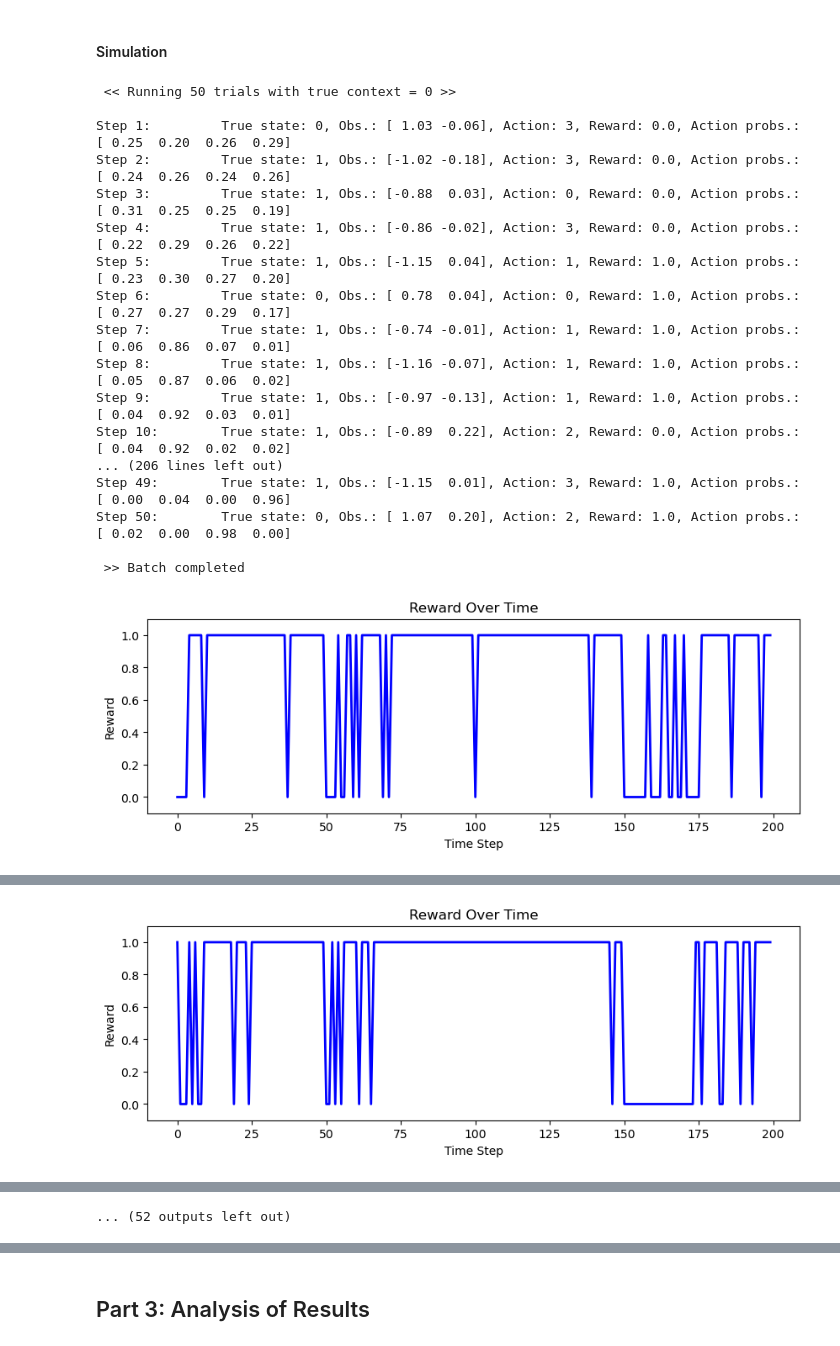
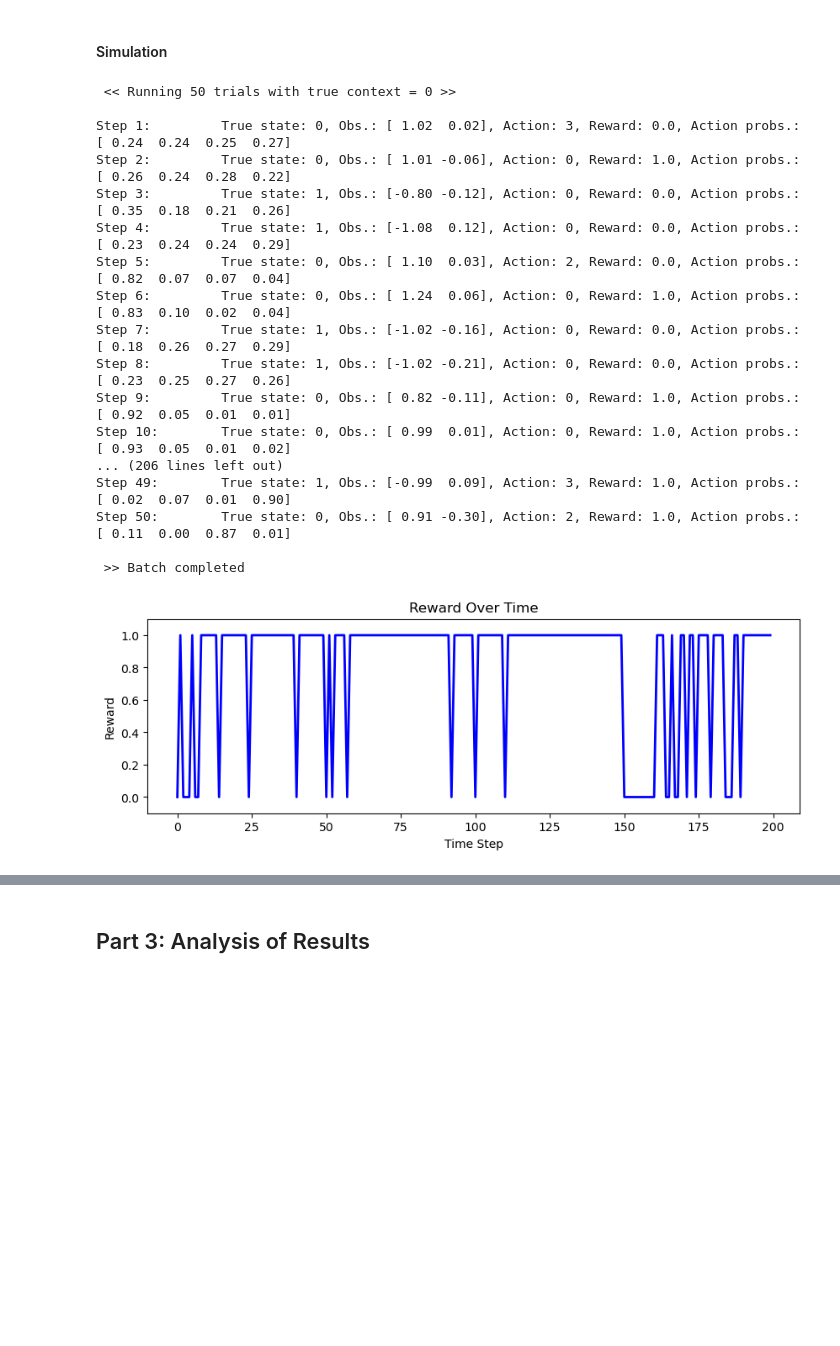
Before and after one commit to YoujingYu99/CCAB, a Jupyter notebook: demo_jcrp.ipynb, the cells around one changed output, grey strips where cells are left out. Drawn from its saved outputs; the diff is of its cells as text; code cells hidden in the pictures; blank space fills up the shorter version.

```diff
--- a/demo_jcrp.ipynb
+++ b/demo_jcrp.ipynb
@@ -86,7 +86,7 @@ env = ExperimentalEnvCRP(
 # %%
 HYP_JCRP = {
     "gamma": 0.1,
-    "alpha": 0.5,
+    "alpha": 10,
 }
 HYP_NIW = {
     "mu0": torch.tensor([0.0, 0.0]),
@@ -108,7 +108,7 @@ HYP = {"hyp_jcrp": HYP_JCRP, "hyp_niw": HYP_NIW, "hyp_bb": HYP_BB}
 # %%
 results = []
 
-for i in range(32):
+for i in range(1):
 
     # Initialize history buffers
     exp_history = ExperimentHistory()
@@ -157,43 +157,43 @@ for i in range(32):
         print_level=3,
     )
 
     subject.deallocate()
 
     # Combine histories into single object
     combined_history = CombinedHistory(
         subject_history=sub_history, experiment_history=exp_history
     )
 
     results.append(combined_history)
 
     plt.figure(figsize=(10, 3))
     plt.plot(
         combined_history.experiment_history.reward,
         label="Reward",
         color="blue",
         linewidth=2,
     )
     plt.title("Reward Over Time")
     plt.xlabel("Time Step")
     plt.ylabel("Reward")
     plt.ylim(-0.1, 1.1)
     plt.show()
 # %% [output]
  << Running 50 trials with true context = 0 >>
 
-Step 1:         True state: 0, Obs.: [ 1.03 -0.06], Action: 3, Reward: 0.0, Action probs.: [ 0.25  0.20  0.26  0.29]
-Step 2:         True state: 1, Obs.: [-1.02 -0.18], Action: 3, Reward: 0.0, Action probs.: [ 0.24  0.26  0.24  0.26]
-Step 3:         True state: 1, Obs.: [-0.88  0.03], Action: 0, Reward: 0.0, Action probs.: [ 0.31  0.25  0.25  0.19]
-Step 4:         True state: 1, Obs.: [-0.86 -0.02], Action: 3, Reward: 0.0, Action probs.: [ 0.22  0.29  0.26  0.22]
-Step 5:         True state: 1, Obs.: [-1.15  0.04], Action: 1, Reward: 1.0, Action probs.: [ 0.23  0.30  0.27  0.20]
-Step 6:         True state: 0, Obs.: [ 0.78  0.04], Action: 0, Reward: 1.0, Action probs.: [ 0.27  0.27  0.29  0.17]
-Step 7:         True state: 1, Obs.: [-0.74 -0.01], Action: 1, Reward: 1.0, Action probs.: [ 0.06  0.86  0.07  0.01]
-Step 8:         True state: 1, Obs.: [-1.16 -0.07], Action: 1, Reward: 1.0, Action probs.: [ 0.05  0.87  0.06  0.02]
-Step 9:         True state: 1, Obs.: [-0.97 -0.13], Action: 1, Reward: 1.0, Action probs.: [ 0.04  0.92  0.03  0.01]
-Step 10:        True state: 1, Obs.: [-0.89  0.22], Action: 2, Reward: 0.0, Action probs.: [ 0.04  0.92  0.02  0.02]
+Step 1:         True state: 0, Obs.: [ 1.02  0.02], Action: 3, Reward: 0.0, Action probs.: [ 0.24  0.24  0.25  0.27]
+Step 2:         True state: 0, Obs.: [ 1.01 -0.06], Action: 0, Reward: 1.0, Action probs.: [ 0.26  0.24  0.28  0.22]
+Step 3:         True state: 1, Obs.: [-0.80 -0.12], Action: 0, Reward: 0.0, Action probs.: [ 0.35  0.18  0.21  0.26]
+Step 4:         True state: 1, Obs.: [-1.08  0.12], Action: 0, Reward: 0.0, Action probs.: [ 0.23  0.24  0.24  0.29]
+Step 5:         True state: 0, Obs.: [ 1.10  0.03], Action: 2, Reward: 0.0, Action probs.: [ 0.82  0.07  0.07  0.04]
+Step 6:         True state: 0, Obs.: [ 1.24  0.06], Action: 0, Reward: 1.0, Action probs.: [ 0.83  0.10  0.02  0.04]
+Step 7:         True state: 1, Obs.: [-1.02 -0.16], Action: 0, Reward: 0.0, Action probs.: [ 0.18  0.26  0.27  0.29]
+Step 8:         True state: 1, Obs.: [-1.02 -0.21], Action: 0, Reward: 0.0, Action probs.: [ 0.23  0.25  0.27  0.26]
+Step 9:         True state: 0, Obs.: [ 0.82 -0.11], Action: 0, Reward: 1.0, Action probs.: [ 0.92  0.05  0.01  0.01]
+Step 10:        True state: 0, Obs.: [ 0.99  0.01], Action: 0, Reward: 1.0, Action probs.: [ 0.93  0.05  0.01  0.02]
 ... (206 lines left out)
-Step 49:        True state: 1, Obs.: [-1.15  0.01], Action: 3, Reward: 1.0, Action probs.: [ 0.00  0.04  0.00  0.96]
-Step 50:        True state: 0, Obs.: [ 1.07  0.20], Action: 2, Reward: 1.0, Action probs.: [ 0.02  0.00  0.98  0.00]
+Step 49:        True state: 1, Obs.: [-0.99  0.09], Action: 3, Reward: 1.0, Action probs.: [ 0.02  0.07  0.01  0.90]
+Step 50:        True state: 0, Obs.: [ 0.91 -0.30], Action: 2, Reward: 1.0, Action probs.: [ 0.11  0.00  0.87  0.01]
 
  >> Batch completed
-[figure, old version]
+[figure, new version]
@@ -217 +199,0 @@ Step 50:        True state: 0, Obs.: [ 1.05  0.26], Action: 2, Reward: 1.0, Acti
-[figure, removed]
@@ -290,4 +200,3 @@ Step 50:        True state: 1, Obs.: [-1.26 -0.00], Action: 3, Reward: 1.0, Acti
-... (52 outputs left out)
 # %%
 # for particle in subject.particles:
 #     print(f"\n>> Particle {particle}:\n")
```
Also changed, not shown: parts of 3 cells of this notebook, 8 other files.
